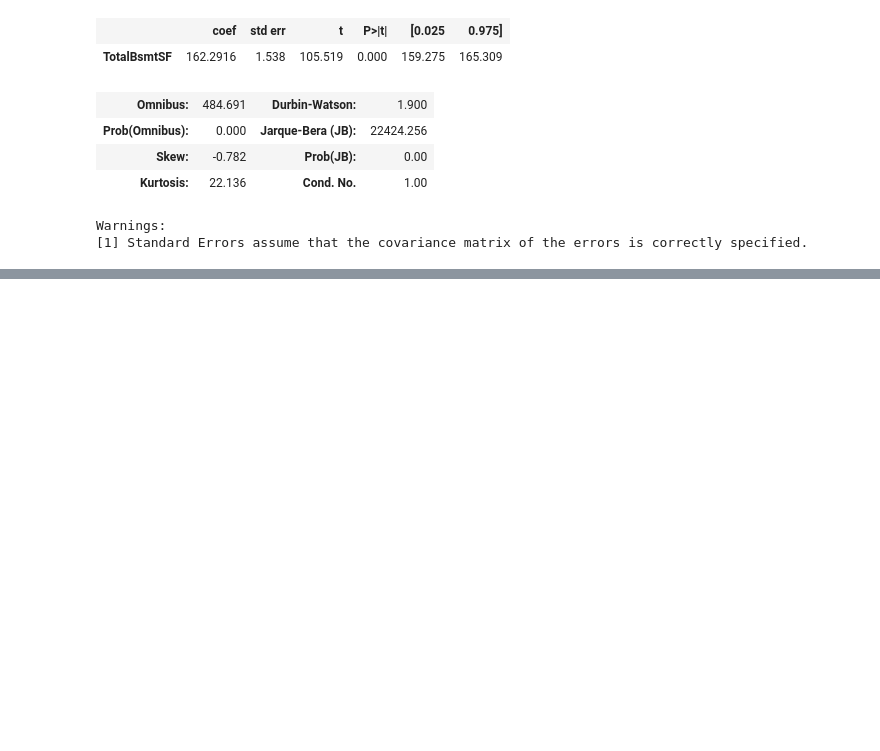
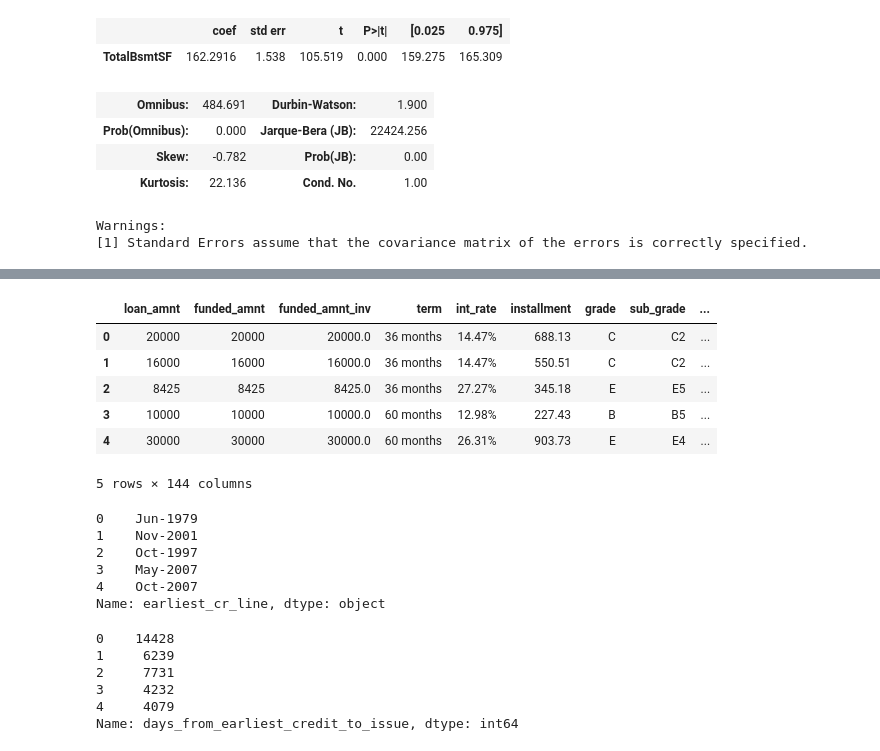
Before and after one commit to ak371/ArnoldC, a Jupyter notebook: 2.ipynb, the cells around one changed output, grey strips where cells are left out. Saved outputs shown, nothing was run; the diff lists cells and outputs as text; code cells hidden in the pictures; blank space fills up the shorter version.

```diff
--- a/2.ipynb
+++ b/2.ipynb
@@ -224,0 +344,7 @@ bg
+# %%
+def clean_title(title):
+  if isinstance(title, str):
+    #
+    return title.strip().title()
+  else:
+    return "Unknown"
@@ -224,0 +364,4 @@ bg
+# %%
+#apply funciton
+%time
+df['emp_title'] = df['emp_title'].apply(clean_title)
@@ -224,0 +371,3 @@ bg
+# %%
+%time
+df["emp_title2"]=df['emp_title'].str.strip().str.title()
@@ -224,0 +405,2 @@ bg
+# %%
+df['issue_d'] = pd.to_datetime(df['issue_d'], infer_datetime_format=True)
@@ -224,0 +467,22 @@ bg
+# %%
+df['issue_year'] = df['issue_d'].dt.year
+df['issue_month'] = df['issue_d'].dt.month
+
+df.head()
+# %% [output]
+|  | loan_amnt | funded_amnt | funded_amnt_inv | term | int_rate | installment | grade | sub_grade | ... |
+| 0 | 20000 | 20000 | 20000.0 | 36 months | 14.47% | 688.13 | C | C2 | ... |
+| 1 | 16000 | 16000 | 16000.0 | 36 months | 14.47% | 550.51 | C | C2 | ... |
+| 2 | 8425 | 8425 | 8425.0 | 36 months | 27.27% | 345.18 | E | E5 | ... |
+| 3 | 10000 | 10000 | 10000.0 | 60 months | 12.98% | 227.43 | B | B5 | ... |
+| 4 | 30000 | 30000 | 30000.0 | 60 months | 26.31% | 903.73 | E | E4 | ... |
+5 rows × 144 columns
+# %%
+df['earliest_cr_line'].head()
+# %% [output]
+0    Jun-1979
+1    Nov-2001
+2    Oct-1997
+3    May-2007
+4    Oct-2007
+Name: earliest_cr_line, dtype: object
@@ -224,0 +492,10 @@ bg
+# %%
+df['days_from_earliest_credit_to_issue'] = (df['issue_d'] - df['earliest_cr_line']).dt.days
+df['days_from_earliest_credit_to_issue'].head()
+# %% [output]
+0    14428
+1     6239
+2     7731
+3     4232
+4     4079
+Name: days_from_earliest_credit_to_issue, dtype: int64
```
Also changed, not shown: parts of 44 cells of this notebook.
